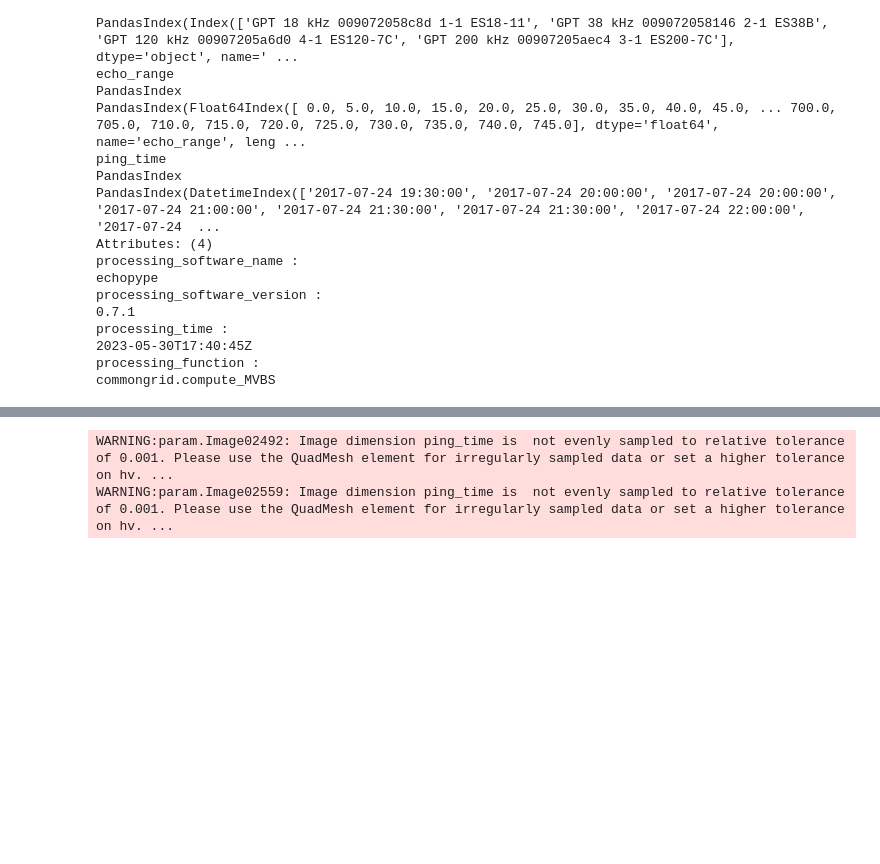
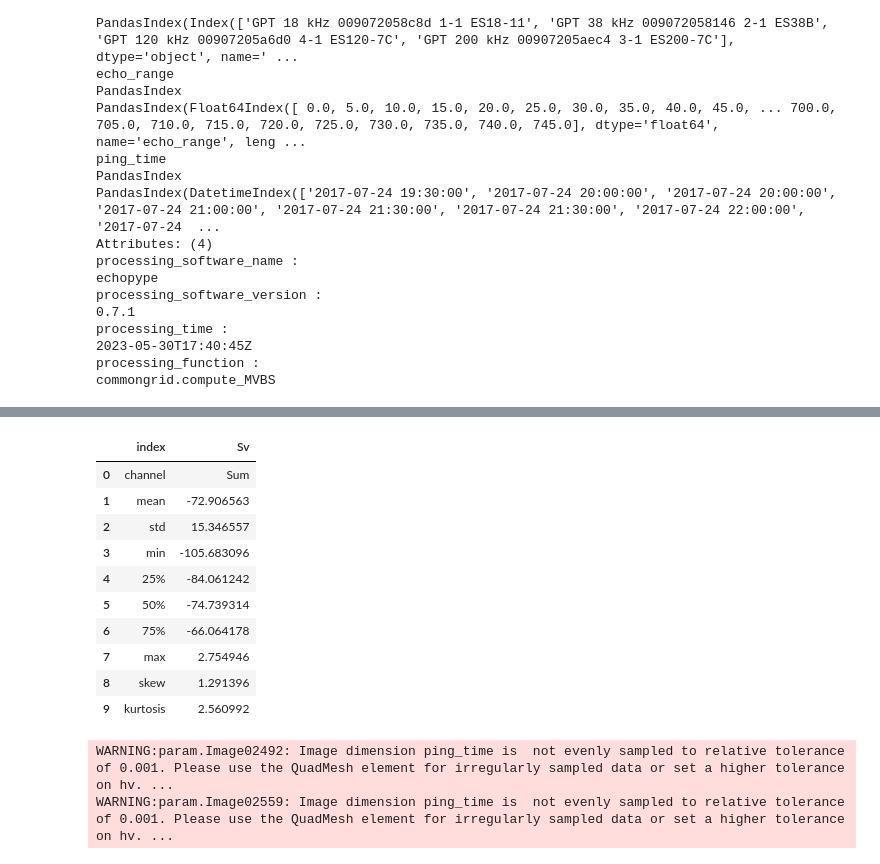
Before and after one commit to OSOceanAcoustics/echoshader, a Jupyter notebook: echoshader/new_version/Demo.ipynb, the cells around one changed output, grey strips where cells are left out. Saved outputs shown, nothing was run; the diff lists cells and outputs as text; code cells hidden in the pictures; blank space fills up the shorter version.

```diff
--- a/echoshader/new_version/Demo.ipynb
+++ b/echoshader/new_version/Demo.ipynb
@@ -120,3 +161,28 @@ commongrid.compute_MVBS
+# %%
+obj_df = MVBS_ds.Sv.to_dataframe()
+
+skew = obj_df["Sv"].skew()
+kurt = obj_df["Sv"].kurt()
+
+obj_desc = obj_df.describe().reset_index()
+
+obj_desc.loc[0] = ["channel", "Sum"]
+obj_desc.loc[len(obj_desc)] = ["skew", skew]
+obj_desc.loc[len(obj_desc)] = ["kurtosis", kurt]
+
+obj_desc
+# %% [output]
+|  | index | Sv |
+| 0 | channel | Sum |
+| 1 | mean | -72.906563 |
+| 2 | std | 15.346557 |
+| 3 | min | -105.683096 |
+| 4 | 25% | -84.061242 |
+| 5 | 50% | -74.739314 |
+| 6 | 75% | -66.064178 |
+| 7 | max | 2.754946 |
+| 8 | skew | 1.291396 |
+| 9 | kurtosis | 2.560992 |
 # %%
 MVBS_ds.eshader.echogram_single_frequency(channel = 'GPT  38 kHz 009072058146 2-1 ES38B', vmin = -80, vmax = -30)
 
```
Also changed, not shown: parts of 1 cell of this notebook, 2 other files.
